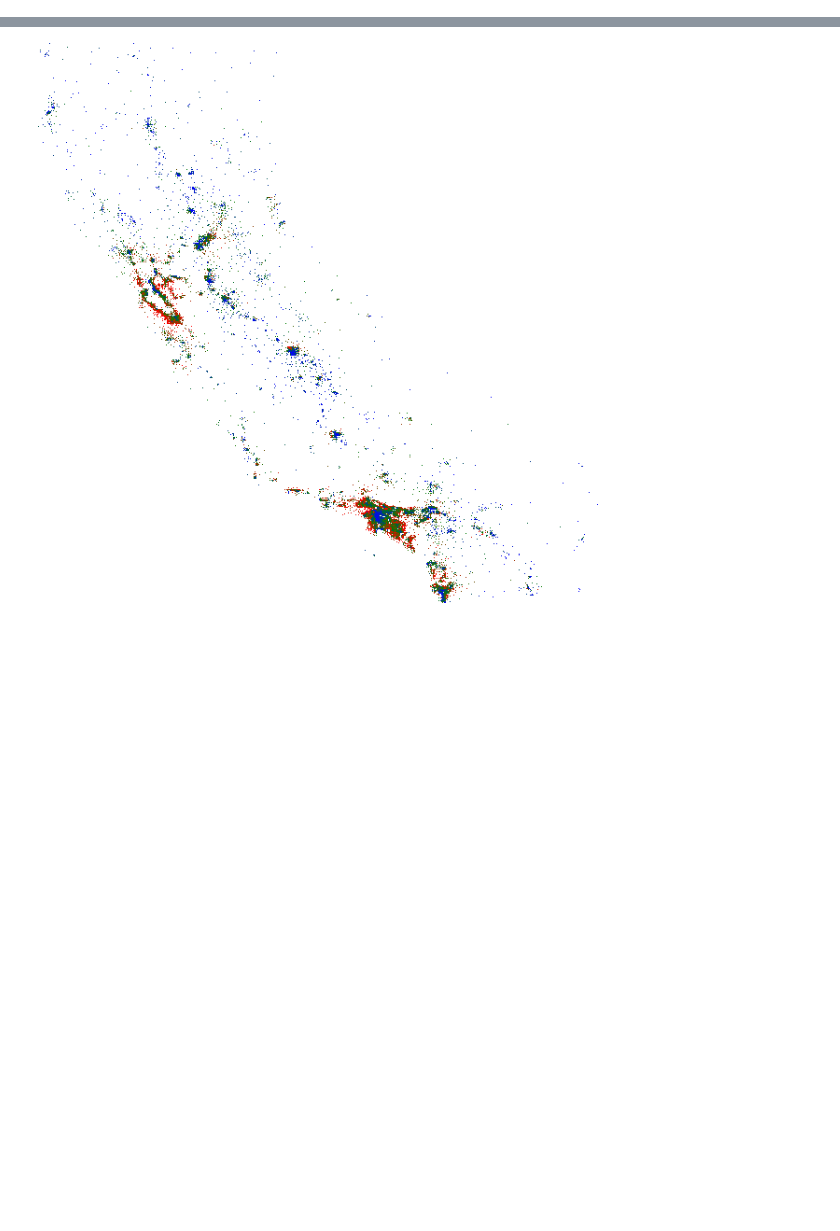
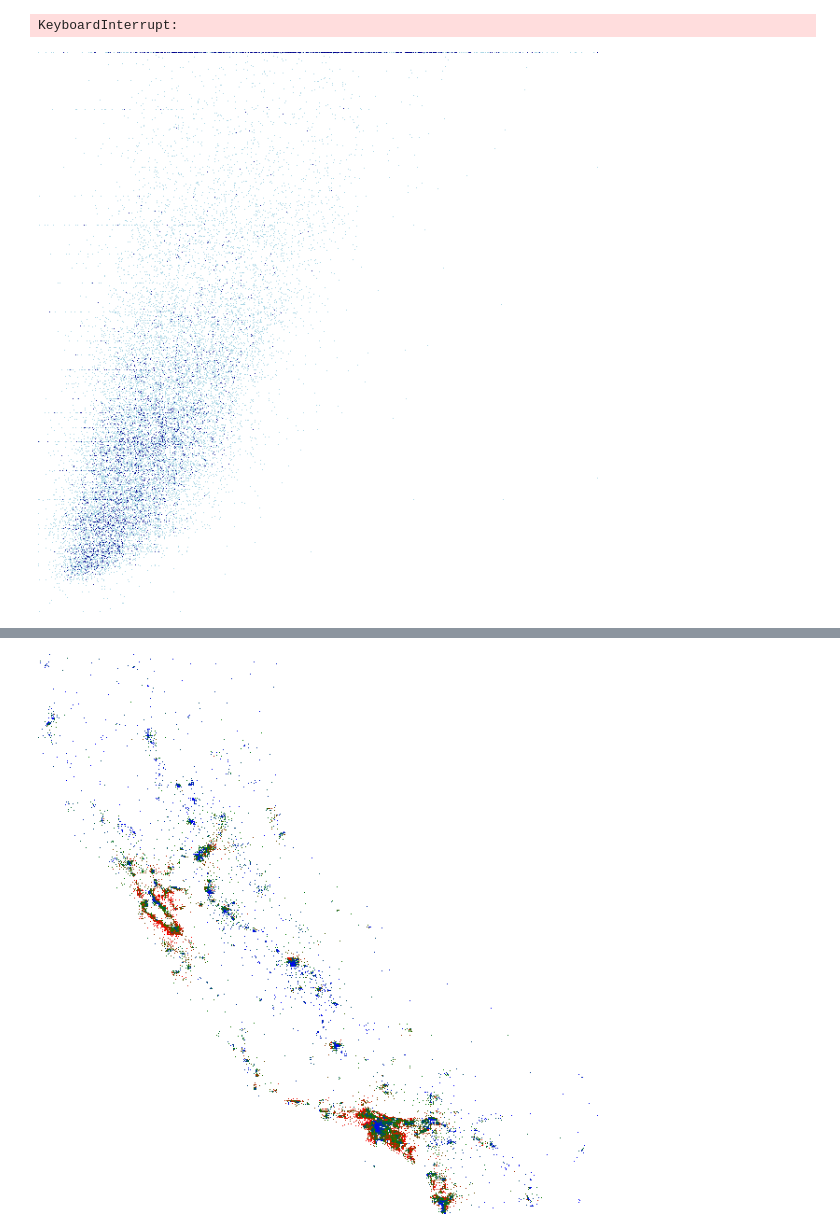
Before and after one commit to Raijin-ZD/lida, a Jupyter notebook: LidaTestingAfterDask_Datashader (1).ipynb, the cells around one changed output, grey strips where cells are left out. Drawn from its saved outputs; the diff is of its cells as text; code cells hidden in the pictures; blank space fills up the shorter version.

Commit message:
more fixes to dask summarizer and datashader prompt

```diff
--- a/LidaTestingAfterDask_Datashader (1).ipynb
+++ b/LidaTestingAfterDask_Datashader (1).ipynb
@@ -180,3 +214,14 @@ scaffold module is being imported from: e:\BACHELOR\lida\lida\components\scaffol
+# %%
+import os
+from langchain.llms import Cohere
+
+os.environ['COHERE_API_KEY'] = "3lEw7dPhMiInEez7n1CDJg0OumZNrqogGSeKfGaE"
+
+llm = Cohere(
+    model="command-xlarge-nightly",
+    temperature=0.5,
+    max_tokens=500
+)
 # %%
 # Initialize the text generator using Cohere
 text_gen = llm(
@@ -225,7 +270,7 @@ summary
 # %%
 goals = manager.goals(
     summary=summary,
-    n=4,
+    n=3,
     textgen_config=textgen_config
 )
 
@@ -286,0 +300,47 @@ chart = plot(data)
+# %%
+import datashader as ds
+import pandas as pd
+
+def plot(data):
+    # Convert Dask DataFrame to Pandas DataFrame if needed
+    if hasattr(data, "compute"):
+        data = data.compute()
+
+    # Data preprocessing
+    df = pd.DataFrame(data)  # Ensure data is a Pandas DataFrame
+    df["pickup_longitude"] = pd.to_numeric(df["pickup_longitude"], errors="coerce")
+    df["pickup_latitude"] = pd.to_numeric(df["pickup_latitude"], errors="coerce")
+    df["trip_distance"] = pd.to_numeric(df["trip_distance"], errors="coerce")
+
+    # Filter out rows with NaN values in the relevant columns
+    df = df.dropna(subset=["pickup_longitude", "pickup_latitude", "trip_distance"])
+
+    # Create a Canvas object
+    cvs = ds.Canvas(plot_width=800, plot_height=600)
+
+    # Aggregate data to create a heatmap
+    agg = cvs.points(df, "pickup_longitude", "pickup_latitude", ds.mean("trip_distance"))
+
+    # Create a heatmap image
+    img = tf.shade(agg, cmap="red", how="log")
+
+    return img
+
+chart = plot(data)
+# %% [output]
+KeyboardInterrupt:
+# %%
+# Choose a goal to visualize
+goal_to_visualize = goals[0]  # Or any other goal from the list
+
+# Visualize using the 'datashader' library
+charts = manager.visualize(
+    summary=summary,
+    goal=goal_to_visualize,
+    textgen_config=textgen_config,
+    library='datashader',
+    return_error=True  # Include this to capture errors
+)
+charts[0]
+# %% [output]
+[figure, added]
```
Also changed, not shown: parts of 28 cells of this notebook, 6 other files.
